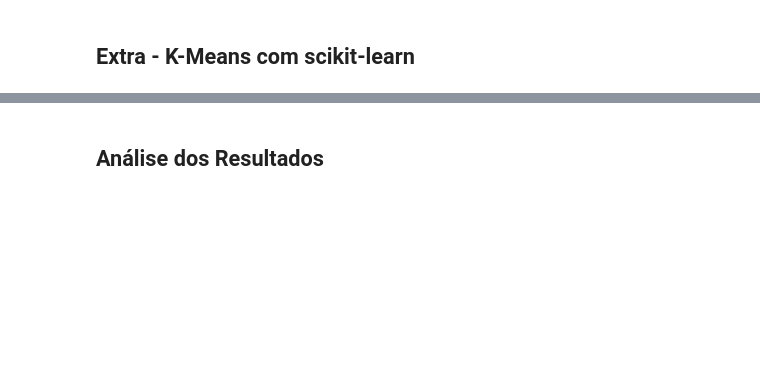
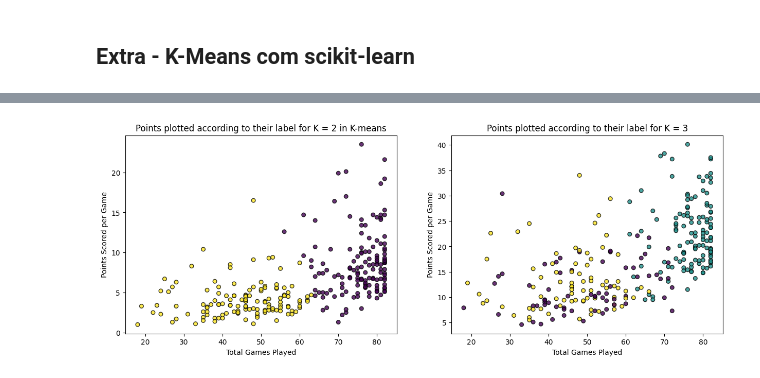
Before and after one commit to paduathiago/ML-supervised-and-unsupervised, a Jupyter notebook: tp2.ipynb, the cells around one changed output, grey strips where cells are left out. Saved outputs shown, nothing was run; the diff lists cells and outputs as text; code cells hidden in the pictures; blank space fills up the shorter version.

```diff
--- a/tp2.ipynb
+++ b/tp2.ipynb
@@ -376,2 +385,23 @@ plt.show()
-# %% [markdown]
-## Análise dos Resultados
+# %%
+kmeans = KMeans(n_clusters=2)
+kmeans.fit(test_X)
+cluster_labels = kmeans.predict(test_X)  # Predict the cluster labels for the data
+
+fig, axes = plt.subplots(1, 2, figsize=(15, 5))
+axes[0].scatter(test_X.loc[:, "GP"], test_X.loc[:, "PTS"], c=cluster_labels, s=30, cmap='viridis', alpha=0.8, edgecolors='black')
+axes[0].set_xlabel('Total Games Played')
+axes[0].set_ylabel('Points Scored per Game')
+axes[0].set_title('Points plotted according to their label for K = 2 in K-means')
+
+kmeans = KMeans(n_clusters=3)
+kmeans.fit(test_X)
+cluster_labels = kmeans.predict(test_X)  # Predict the cluster labels for the data
+
+axes[1].scatter(test_X.iloc[:, 0], test_X.iloc[:, 1], c=cluster_labels, s=30, cmap='viridis', alpha=0.8, edgecolors='black')
+axes[1].set_xlabel('Total Games Played')
+axes[1].set_ylabel('Points Scored per Game')
+axes[1].set_title('Points plotted according to their label for K = 3')
+
+plt.show()
+# %% [output]
+[figure, added]
```
Also changed, not shown: parts of 8 cells of this notebook.
